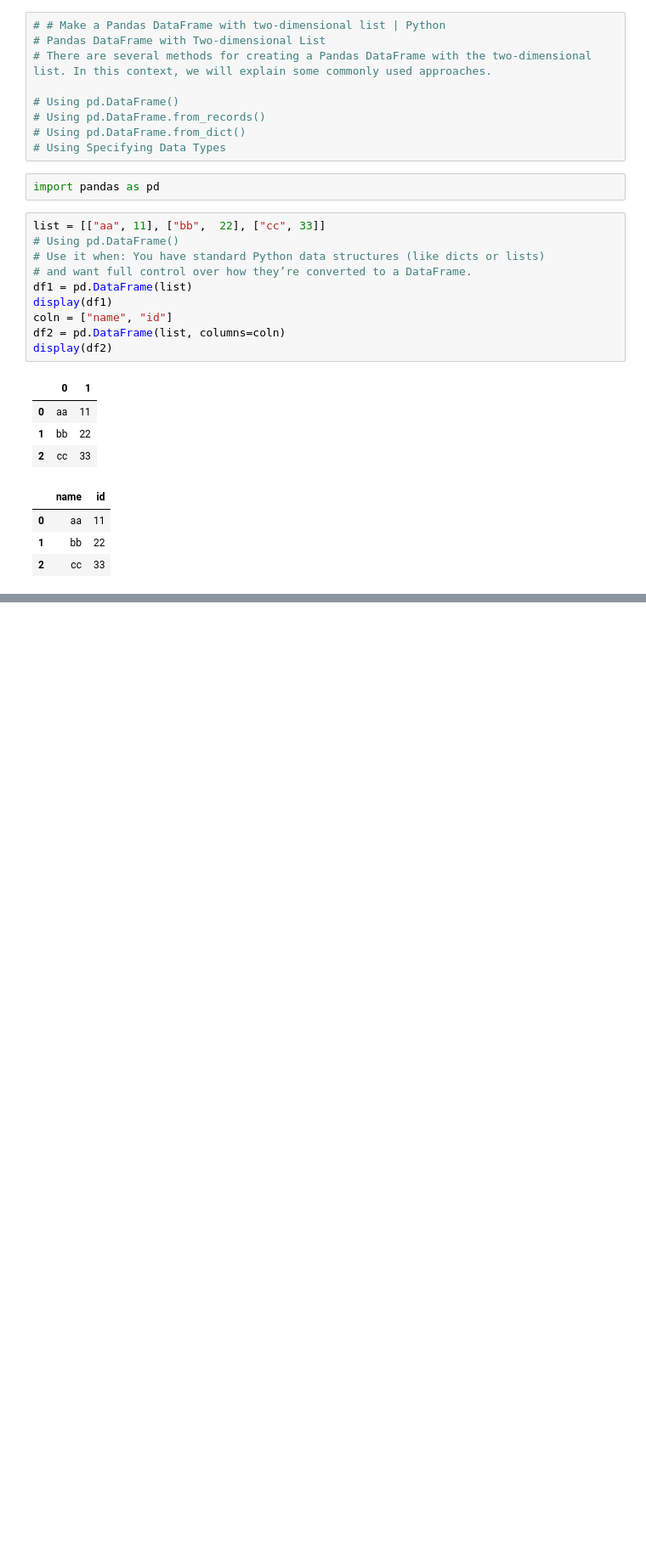
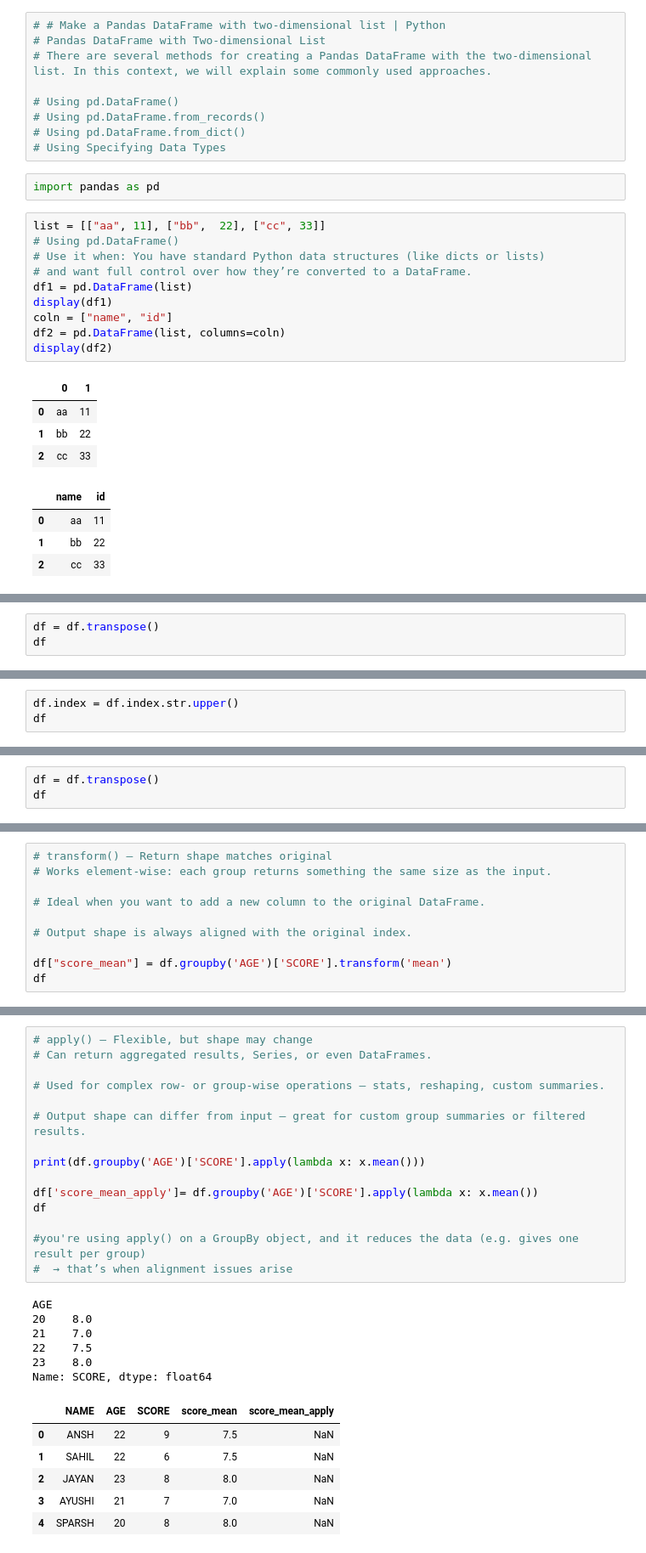
Before and after one commit to dhavalvalaa/Ai_Ml_QB, a Jupyter notebook: pandas/19_06/DataFrame_Exercises.ipynb, the cells around one changed output, grey strips where cells are left out. Shown at 85% size. Cells and saved outputs as stored; diff of their text form; blank space fills up the shorter version.

```diff
--- a/pandas/19_06/DataFrame_Exercises.ipynb
+++ b/pandas/19_06/DataFrame_Exercises.ipynb
@@ -42,0 +170,3 @@ display(df3)
+# %%
+df = df.transpose()
+df
@@ -42,0 +178,3 @@ display(df3)
+# %%
+df.index = df.index.str.upper()
+df
@@ -42,0 +186,3 @@ display(df3)
+# %%
+df = df.transpose()
+df
@@ -42,0 +198,10 @@ display(df3)
+# %%
+# transform() — Return shape matches original
+# Works element-wise: each group returns something the same size as the input.
+
+# Ideal when you want to add a new column to the original DataFrame.
+
+# Output shape is always aligned with the original index.
+
+df["score_mean"] = df.groupby('AGE')['SCORE'].transform('mean')
+df
@@ -42,0 +215,28 @@ display(df3)
+# %%
+# apply() — Flexible, but shape may change
+# Can return aggregated results, Series, or even DataFrames.
+
+# Used for complex row- or group-wise operations — stats, reshaping, custom summaries.
+
+# Output shape can differ from input — great for custom group summaries or filtered results.
+
+print(df.groupby('AGE')['SCORE'].apply(lambda x: x.mean()))
+
+df['score_mean_apply']= df.groupby('AGE')['SCORE'].apply(lambda x: x.mean())
+df
+
+#you're using apply() on a GroupBy object, and it reduces the data (e.g. gives one result per group)
+#  → that’s when alignment issues arise
+# %% [output]
+AGE
+20    8.0
+21    7.0
+22    7.5
+23    8.0
+Name: SCORE, dtype: float64
+|  | NAME | AGE | SCORE | score_mean | score_mean_apply |
+| 0 | ANSH | 22 | 9 | 7.5 | NaN |
+| 1 | SAHIL | 22 | 6 | 7.5 | NaN |
+| 2 | JAYAN | 23 | 8 | 8.0 | NaN |
+| 3 | AYUSHI | 21 | 7 | 7.0 | NaN |
+| 4 | SPARSH | 20 | 8 | 8.0 | NaN |
```
Also changed, not shown: parts of 22 cells of this notebook, 1 other file.
